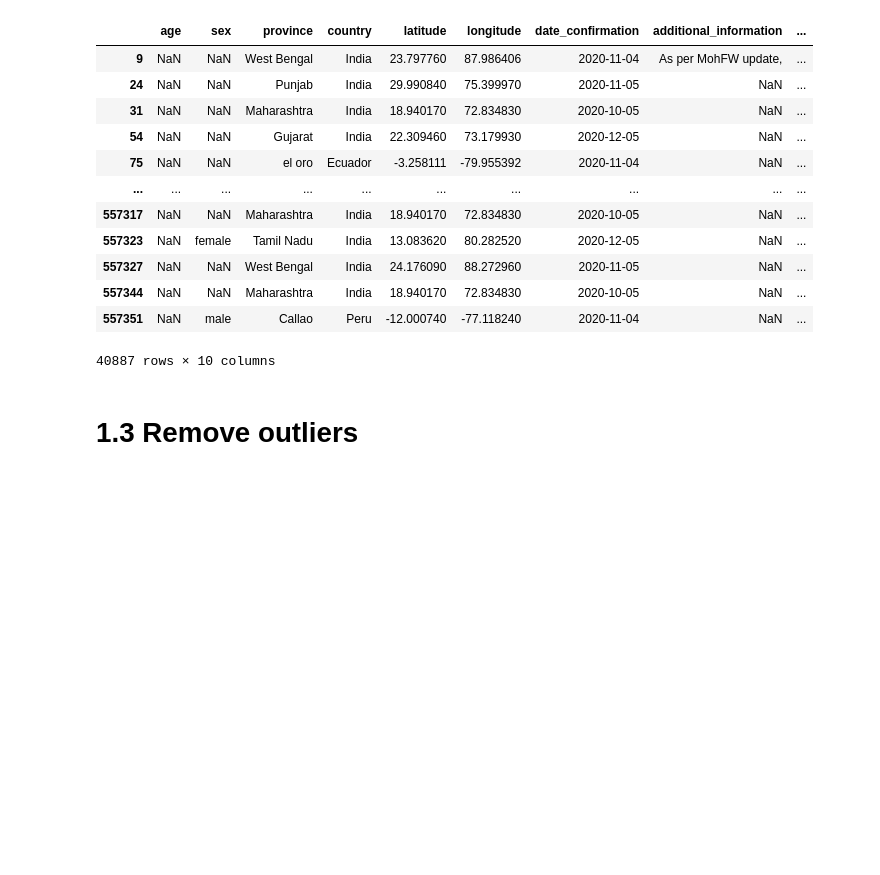
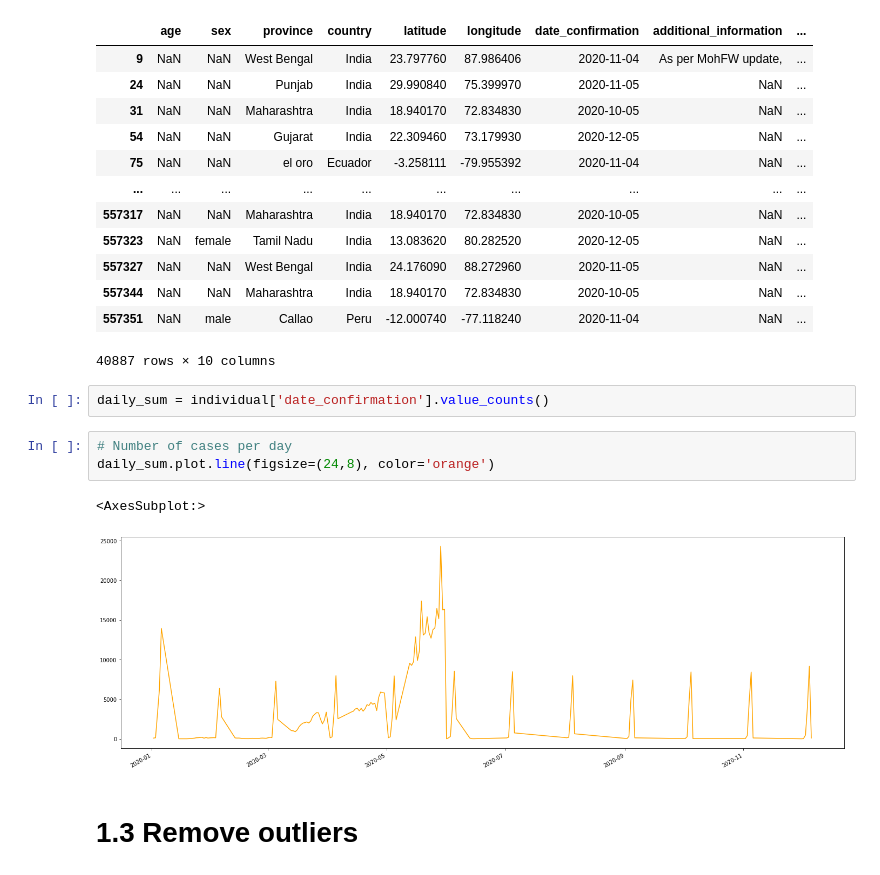
Before and after one commit to alhparsa/CMPT459-Project, a Jupyter notebook: Milestone_1.ipynb, the cells around one changed output. Cells and saved outputs as stored; diff of their text form; blank space fills up the shorter version.

```diff
--- a/Milestone_1.ipynb
+++ b/Milestone_1.ipynb
@@ -193,6 +193,14 @@ individual[individual['date_confirmation']>pd.to_datetime('2020-09-20')]
 | 557344 | NaN | NaN | Maharashtra | India | 18.940170 | 72.834830 | 2020-10-05 | NaN | ... |
 | 557351 | NaN | male | Callao | Peru | -12.000740 | -77.118240 | 2020-11-04 | NaN | ... |
 40887 rows × 10 columns
+# %%
+daily_sum = individual['date_confirmation'].value_counts()
+# %%
+# Number of cases per day
+daily_sum.plot.line(figsize=(24,8), color='orange')
+# %% [output]
+<AxesSubplot:>
+[figure, added]
 # %% [markdown]
 # 1.3 Remove outliers
 # %%
```
Also changed, not shown: parts of 5 cells of this notebook.
